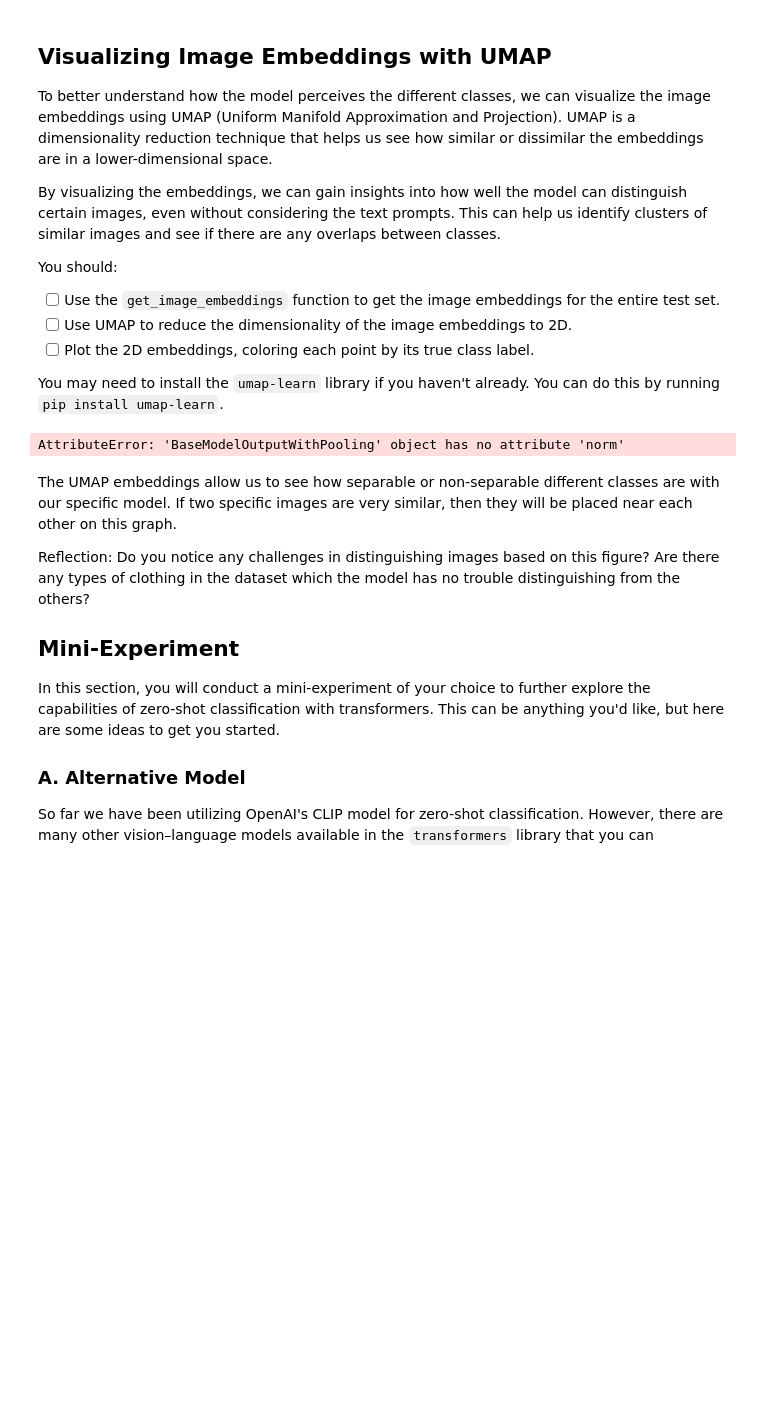
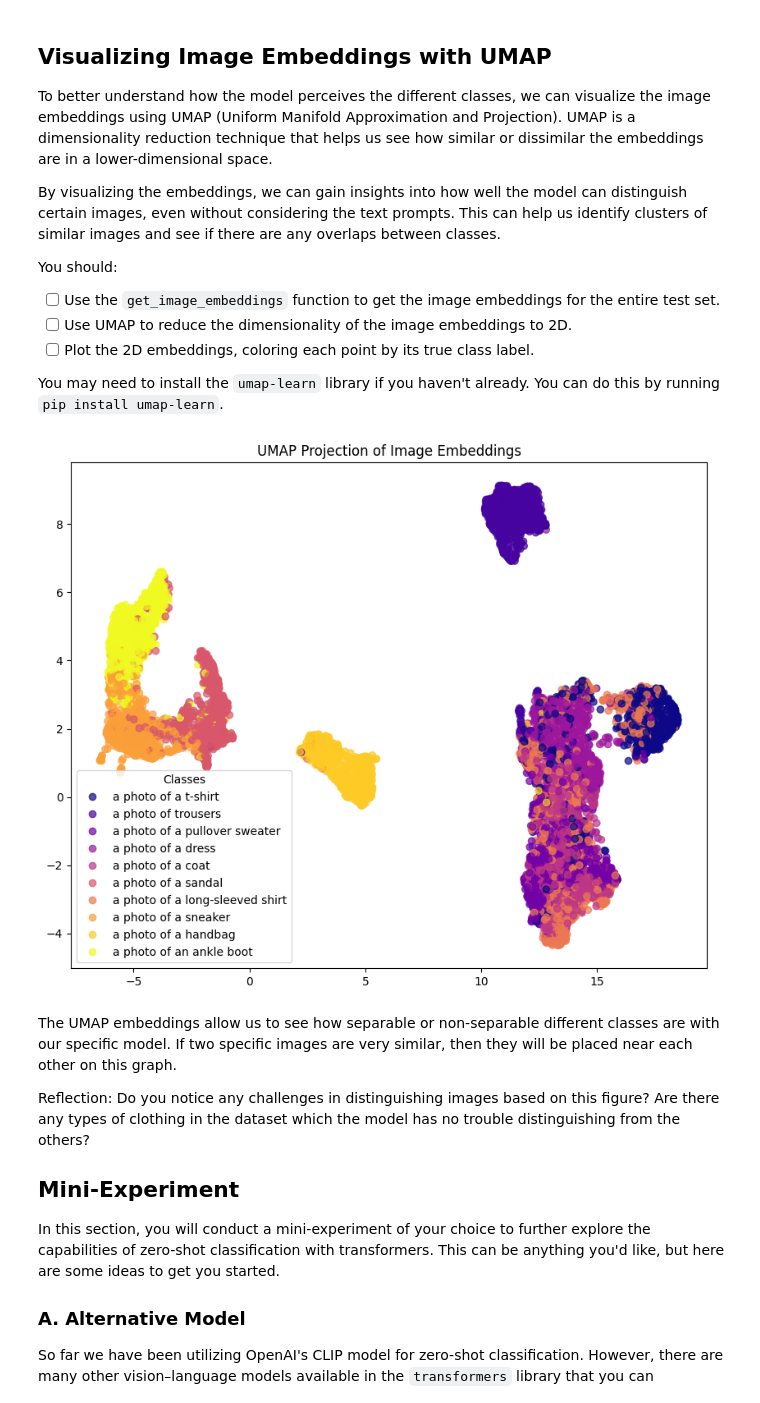
Before and after one commit to michelledsicohort8/deep_learning, a Jupyter notebook: 02_activities/assignments/assignment_2.ipynb, the cells around one changed output. Saved outputs shown, nothing was run; the diff lists cells and outputs as text; code cells hidden in the pictures; blank space fills up the shorter version.

```diff
--- a/02_activities/assignments/assignment_2.ipynb
+++ b/02_activities/assignments/assignment_2.ipynb
@@ -284,12 +295,11 @@ Note: Take advantage of the confusion matrix above. If two classes are often con
 
 The aim for this section is for you to improve the performance of the model. However, if you find that the performance does not improve significantly, you can still reflect on the process and consider how you might further refine the prompts with more effort.
 # %%
-
 from sklearn.metrics import accuracy_score, confusion_matrix, classification_report
 
 # 1. List of Improved Prompts
 improved_class_prompts = [
-    "a photo of a t-shirt or top",
+    "a photo of a t-shirt",
     "a photo of trousers",
     "a photo of a pullover sweater",
     "a photo of a dress",
@@ -302,25 +312,20 @@ improved_class_prompts = [
 ]
 # 2. Get Text Embeddings for Improved Prompts
 
-text_embeddings = get_text_embeddings(improved_class_prompts)
+# 3. Re-run Zero-Shot Classification and Report Accuracy and Confusion Matrix
 
-# 3. Re-run Zero-Shot Classification and Report Accuracy and Confusion Matrix
-y_true_improved, y_pred_improved = [], []
+y_true, y_pred = [], []
 
 for pixel_values, labels in test_loader:
+    text_feats = get_text_embeddings(improved_class_prompts)
     image_feats = get_image_embeddings(pixel_values)
-    similarity = get_cosine_similarity(image_feats, improved_class_prompts)
+    similarity = get_cosine_similarity(image_feats, text_feats)
     predictions = get_predictions(similarity)
 
-    y_true_improved.extend(labels.cpu().numpy())
-    y_pred_improved.extend(predictions)
+    y_true.extend(labels.cpu().numpy())
+    y_pred.extend(predictions)
 
-improved_accuracy = accuracy_score(y_true_improved, y_pred_improved)
-print(f"Improved prompt accuracy: {improved_accuracy:.4f}")
-
-plot_confusion_matrix(y_true_improved, y_pred_improved, CLASS_NAMES)
-plot_confusion_matrix(y_true, y_pred, CLASS_NAMES)
-
-print(f"Baseline accuracy: {accuracy:.4f}")
-print(f"Improved accuracy: {improved_accuracy:.4f}")
+print(f"Accuracy with baseline: {accuracy}")
+improved_prompt_accuracy = accuracy_score(y_true, y_pred)
+print(f"Accuracy with improved prompts: {improved_prompt_accuracy}")
 # %% [output]
@@ -347,33 +353,42 @@ You may need to install the `umap-learn` library if you haven't already. You can
 # %%
 from umap import UMAP
 
 # ------------------------------------------------------------
 # 1. Collect image embeddings
 # ------------------------------------------------------------
 all_img_emb = []
 all_labels  = []
 
 text_feats = get_text_embeddings(improved_class_prompts)
 
 for pixel_values, labels in test_loader:
     image_feats = get_image_embeddings(pixel_values)
     all_img_emb.append(image_feats.cpu().numpy())
     all_labels.append(labels.cpu().numpy())
 
 all_img_emb = np.concatenate(all_img_emb, axis=0)
 all_labels = np.concatenate(all_labels, axis=0)
 
 # ------------------------------------------------------------
 # 2. Fit UMAP
 # ------------------------------------------------------------
 
-umap = UMAP(n_components=2, random_state=42).fit_transform(all_img_emb)
+image_2d = UMAP(n_components=2, random_state=42).fit_transform(all_img_emb)
 
 # ------------------------------------------------------------
 # 3. Plot coloured by ground-truth label
 # ------------------------------------------------------------
+
+import matplotlib.pyplot as plt
+
+plt.figure(figsize=(10, 8))
+scatter = plt.scatter(image_2d[:, 0], image_2d[:, 1], c=all_labels, cmap='plasma', alpha=0.7)
+handles, _ = scatter.legend_elements()
+plt.legend(handles, improved_class_prompts, title="Classes", loc='best')
+plt.title('UMAP Projection of Image Embeddings')
+plt.show()
 # %% [output]
-AttributeError: 'BaseModelOutputWithPooling' object has no attribute 'norm'
+[figure, added]
 # %% [markdown]
 The UMAP embeddings allow us to see how separable or non-separable different classes are with our specific model. If two specific images are very similar, then they will be placed near each other on this graph.
 
```
Also changed, not shown: parts of 7 cells of this notebook.
